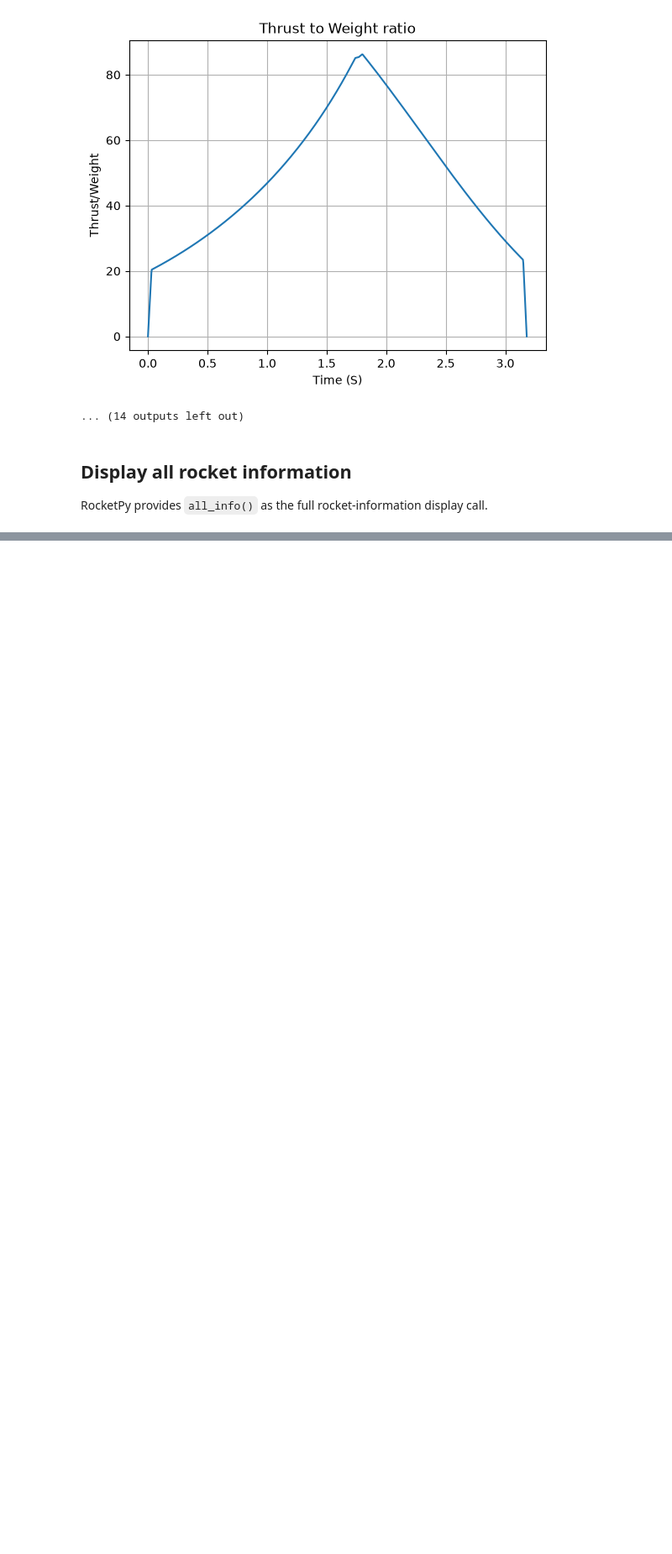
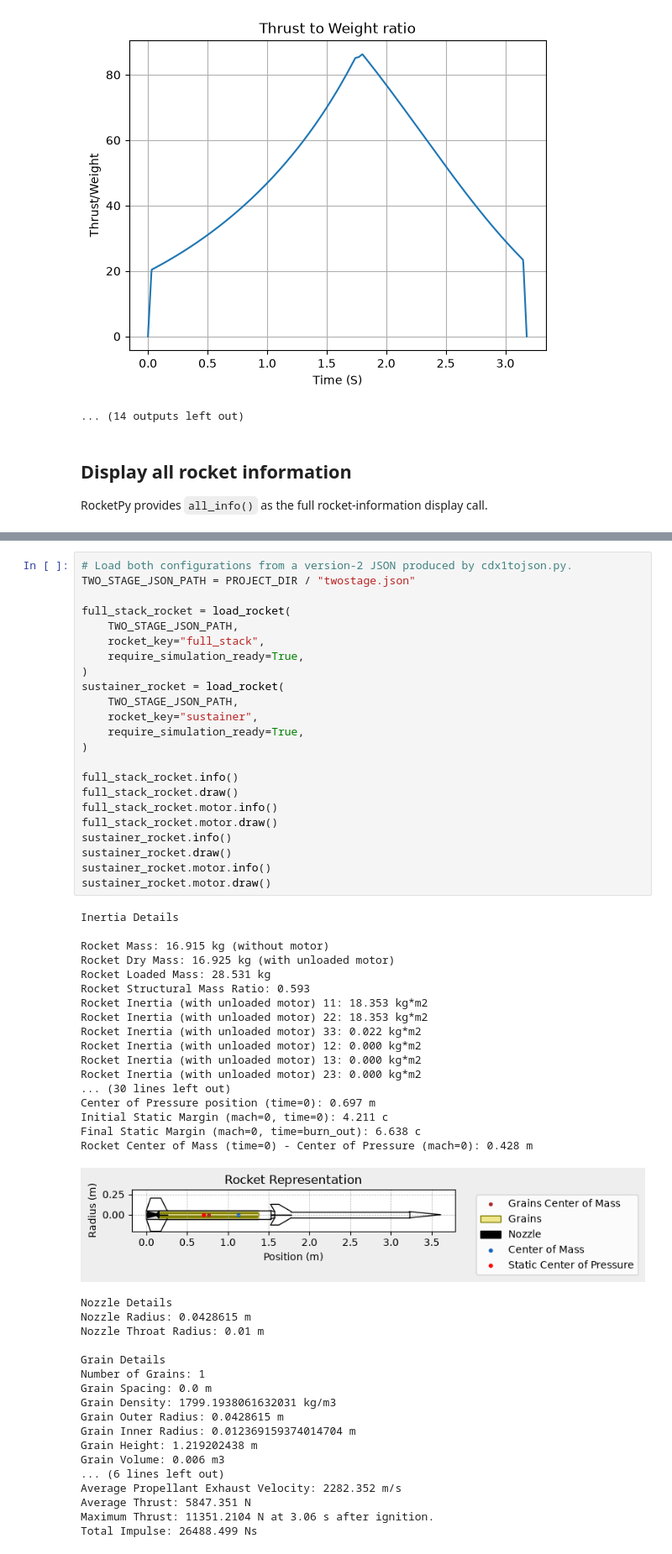
Before and after one commit to prs2026/farfromheaven, a Jupyter notebook: sims/rocketpy/singlesim.ipynb, the cells around one changed output, grey strips where cells are left out. Shown at 84% size. Saved outputs shown, nothing was run; the diff lists cells and outputs as text; blank space fills up the shorter version.

Commit message:
two stage sims seem to work from ras

```diff
--- a/sims/rocketpy/singlesim.ipynb
+++ b/sims/rocketpy/singlesim.ipynb
@@ -168,0 +171,59 @@ Average Function Evaluations per Time Step: 0.030
+# %%
+# Load both configurations from a version-2 JSON produced by cdx1tojson.py.
+TWO_STAGE_JSON_PATH = PROJECT_DIR / "twostage.json"
+
+full_stack_rocket = load_rocket(
+    TWO_STAGE_JSON_PATH,
+    rocket_key="full_stack",
+    require_simulation_ready=True,
+)
+sustainer_rocket = load_rocket(
+    TWO_STAGE_JSON_PATH,
+    rocket_key="sustainer",
+    require_simulation_ready=True,
+)
+
+full_stack_rocket.info()
+full_stack_rocket.draw()
+full_stack_rocket.motor.info()
+full_stack_rocket.motor.draw()
+sustainer_rocket.info()
+sustainer_rocket.draw()
+sustainer_rocket.motor.info()
+sustainer_rocket.motor.draw()
+# %% [output]
+Inertia Details
+
+Rocket Mass: 16.915 kg (without motor)
+Rocket Dry Mass: 16.925 kg (with unloaded motor)
+Rocket Loaded Mass: 28.531 kg
+Rocket Structural Mass Ratio: 0.593
+Rocket Inertia (with unloaded motor) 11: 18.353 kg*m2
+Rocket Inertia (with unloaded motor) 22: 18.353 kg*m2
+Rocket Inertia (with unloaded motor) 33: 0.022 kg*m2
+Rocket Inertia (with unloaded motor) 12: 0.000 kg*m2
+Rocket Inertia (with unloaded motor) 13: 0.000 kg*m2
+Rocket Inertia (with unloaded motor) 23: 0.000 kg*m2
+... (30 lines left out)
+Center of Pressure position (time=0): 0.697 m
+Initial Static Margin (mach=0, time=0): 4.211 c
+Final Static Margin (mach=0, time=burn_out): 6.638 c
+Rocket Center of Mass (time=0) - Center of Pressure (mach=0): 0.428 m
+[figure, added]
+Nozzle Details
+Nozzle Radius: 0.0428615 m
+Nozzle Throat Radius: 0.01 m
+
+Grain Details
+Number of Grains: 1
+Grain Spacing: 0.0 m
+Grain Density: 1799.1938061632031 kg/m3
+Grain Outer Radius: 0.0428615 m
+Grain Inner Radius: 0.012369159374014704 m
+Grain Height: 1.219202438 m
+Grain Volume: 0.006 m3
+... (6 lines left out)
+Average Propellant Exhaust Velocity: 2282.352 m/s
+Average Thrust: 5847.351 N
+Maximum Thrust: 11351.2104 N at 3.06 s after ignition.
+Total Impulse: 26488.499 Ns
```
Also changed, not shown: parts of 6 cells of this notebook, 11 other files.
